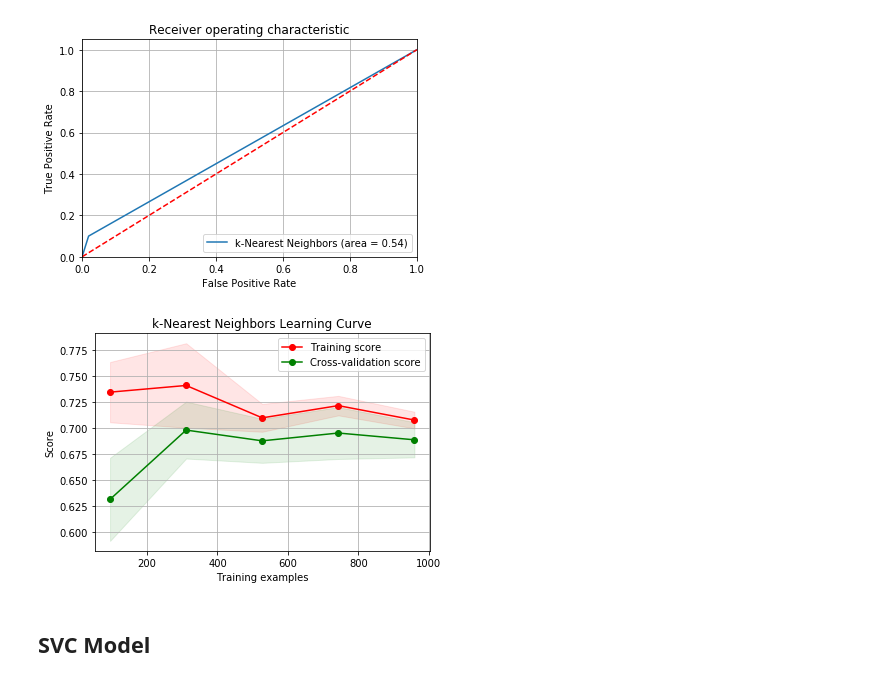
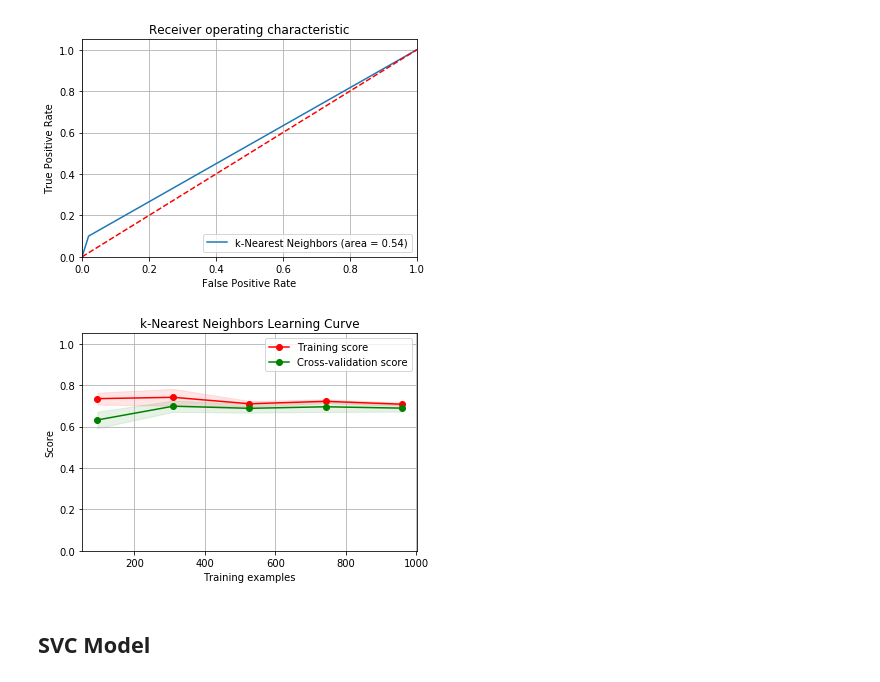
Before and after one commit to grantaguinaldo/final-project, a Jupyter notebook: McModel/McModel_bow.ipynb, the cells around one changed output. Drawn from its saved outputs; the diff is of its cells as text; code cells hidden in the pictures.

```diff
--- a/McModel/McModel_bow.ipynb
+++ b/McModel/McModel_bow.ipynb
@@ -546,34 +551,35 @@ train_scores_std = np.std(train_scores, axis=1)
 test_scores_mean = np.mean(test_scores, axis=1)
 test_scores_std = np.std(test_scores, axis=1)
 
 plt.grid()
 
 plt.fill_between(train_sizes,
                  train_scores_mean - train_scores_std,
                  train_scores_mean + train_scores_std,
                  alpha=0.1,
                  color="r")
 
 plt.fill_between(train_sizes,
                  test_scores_mean - test_scores_std,
                  test_scores_mean + test_scores_std,
                  alpha=0.1, color="g")
 
 plt.plot(train_sizes,
          train_scores_mean,
          'o-',
          color="r",
          label="Training score")
 
 plt.plot(train_sizes,
          test_scores_mean,
          'o-', color="g",
          label="Cross-validation score")
 
+plt.ylim([0.0, 1.05])
 plt.legend(loc="best")
 plt.show()
 # %% [output]
-[figure, old version]
+[figure, new version]
 # %% [markdown]
 ## SVC Model
 # %%
```
Also changed, not shown: parts of 10 cells of this notebook, 3 other files.
